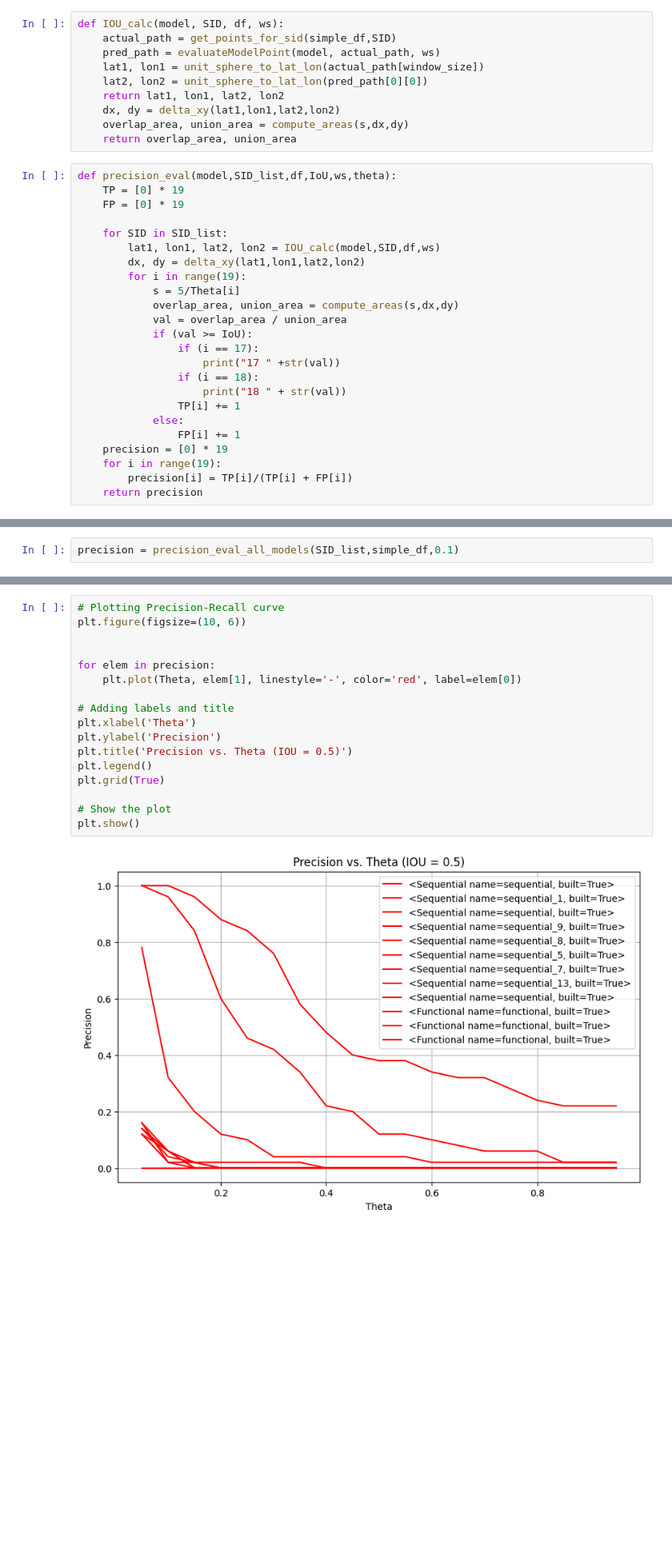
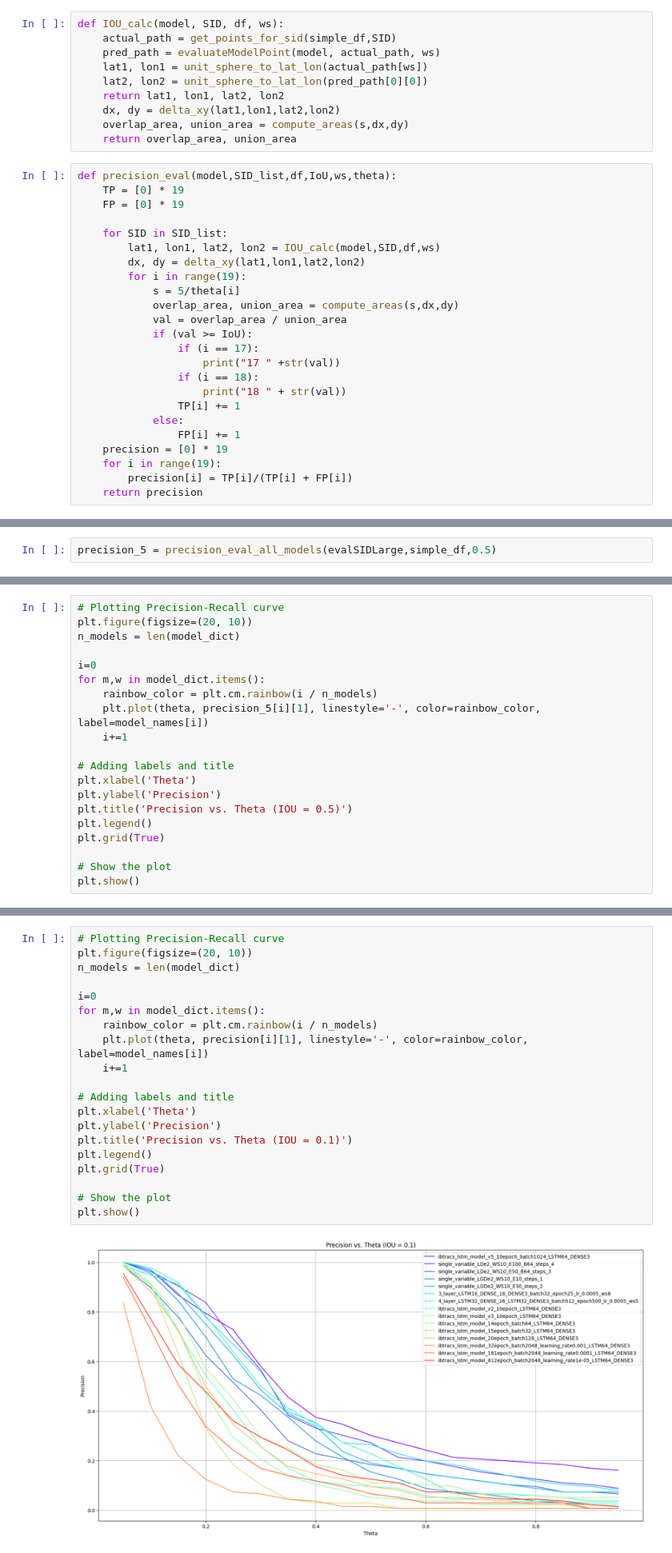
Before and after one commit to arshchawla21/Hurricane_RNN_Forecasting, a Jupyter notebook: notebooks/model_evaluation.ipynb, the cells around one changed output, grey strips where cells are left out. Shown at 80% size. Cells and saved outputs as stored; diff of their text form; blank space fills up the shorter version.

Commit message:
Added precision plot among others, tested learning rate

```diff
--- a/notebooks/model_evaluation.ipynb
+++ b/notebooks/model_evaluation.ipynb
@@ -534,7 +598,7 @@ window_size = 5
 def IOU_calc(model, SID, df, ws):
     actual_path = get_points_for_sid(simple_df,SID)
     pred_path = evaluateModelPoint(model, actual_path, ws)
-    lat1, lon1 = unit_sphere_to_lat_lon(actual_path[window_size])
+    lat1, lon1 = unit_sphere_to_lat_lon(actual_path[ws])
     lat2, lon2 = unit_sphere_to_lat_lon(pred_path[0][0])
     return lat1, lon1, lat2, lon2
     dx, dy = delta_xy(lat1,lon1,lat2,lon2)
@@ -549,7 +613,7 @@ def precision_eval(model,SID_list,df,IoU,ws,theta):
         lat1, lon1, lat2, lon2 = IOU_calc(model,SID,df,ws)
         dx, dy = delta_xy(lat1,lon1,lat2,lon2)
         for i in range(19):
-            s = 5/Theta[i]
+            s = 5/theta[i]
             overlap_area, union_area = compute_areas(s,dx,dy)
             val = overlap_area / union_area
             if (val >= IoU):
@@ -576,5 +640,5 @@ def precision_eval_all_models(SID_list,df,IoU):
         precision.append((m,precision_list))
     return precision
 # %%
-precision = precision_eval_all_models(SID_list,simple_df,0.1)
+precision_5 = precision_eval_all_models(evalSIDLarge,simple_df,0.5)
 # %% [output]
@@ -620,0 +682,20 @@ percision_model_1 = precision
+# %%
+# Plotting Precision-Recall curve
+plt.figure(figsize=(20, 10))
+n_models = len(model_dict)
+
+i=0
+for m,w in model_dict.items():
+    rainbow_color = plt.cm.rainbow(i / n_models)
+    plt.plot(theta, precision_5[i][1], linestyle='-', color=rainbow_color, label=model_names[i])
+    i+=1
+
+# Adding labels and title
+plt.xlabel('Theta')
+plt.ylabel('Precision')
+plt.title('Precision vs. Theta (IOU = 0.5)')
+plt.legend()
+plt.grid(True)
+
+# Show the plot
+plt.show()
@@ -621,22 +704,25 @@ percision_model_1 = precision
 # %%
 # Plotting Precision-Recall curve
-plt.figure(figsize=(10, 6))
+plt.figure(figsize=(20, 10))
+n_models = len(model_dict)
 
-
-for elem in precision:
-    plt.plot(Theta, elem[1], linestyle='-', color='red', label=elem[0])
+i=0
+for m,w in model_dict.items():
+    rainbow_color = plt.cm.rainbow(i / n_models)
+    plt.plot(theta, precision[i][1], linestyle='-', color=rainbow_color, label=model_names[i])
+    i+=1
 
 # Adding labels and title
 plt.xlabel('Theta')
 plt.ylabel('Precision')
-plt.title('Precision vs. Theta (IOU = 0.5)')
+plt.title('Precision vs. Theta (IOU = 0.1)')
 plt.legend()
 plt.grid(True)
 
 # Show the plot
 plt.show()
 # %% [output]
-[figure, old version]
+[figure, new version]
 # %% [markdown]
 Useful resources for results eval:
 - https://ieeexplore.ieee.org/abstract/document/8658402?casa_token=EL-jlIXxP-MAAAAA:Grjys9NjpL4432kB0c-LlgYq8OeVN32qHGtyN0USBcLSsJf1EkX4ZJlfGAKViPI33BqCIUaIVQ
```
Also changed, not shown: parts of 22 cells of this notebook, 6 other files.
